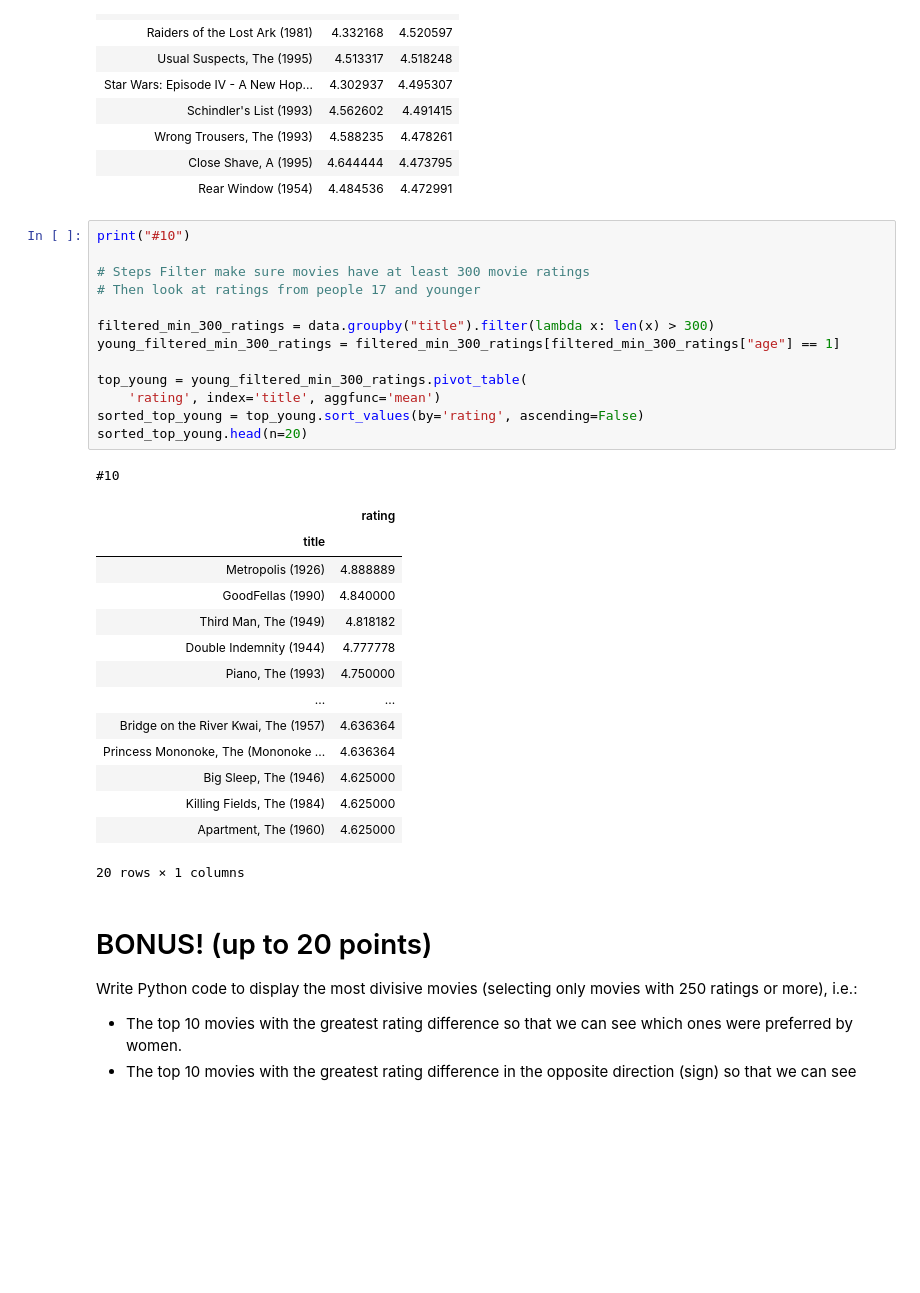
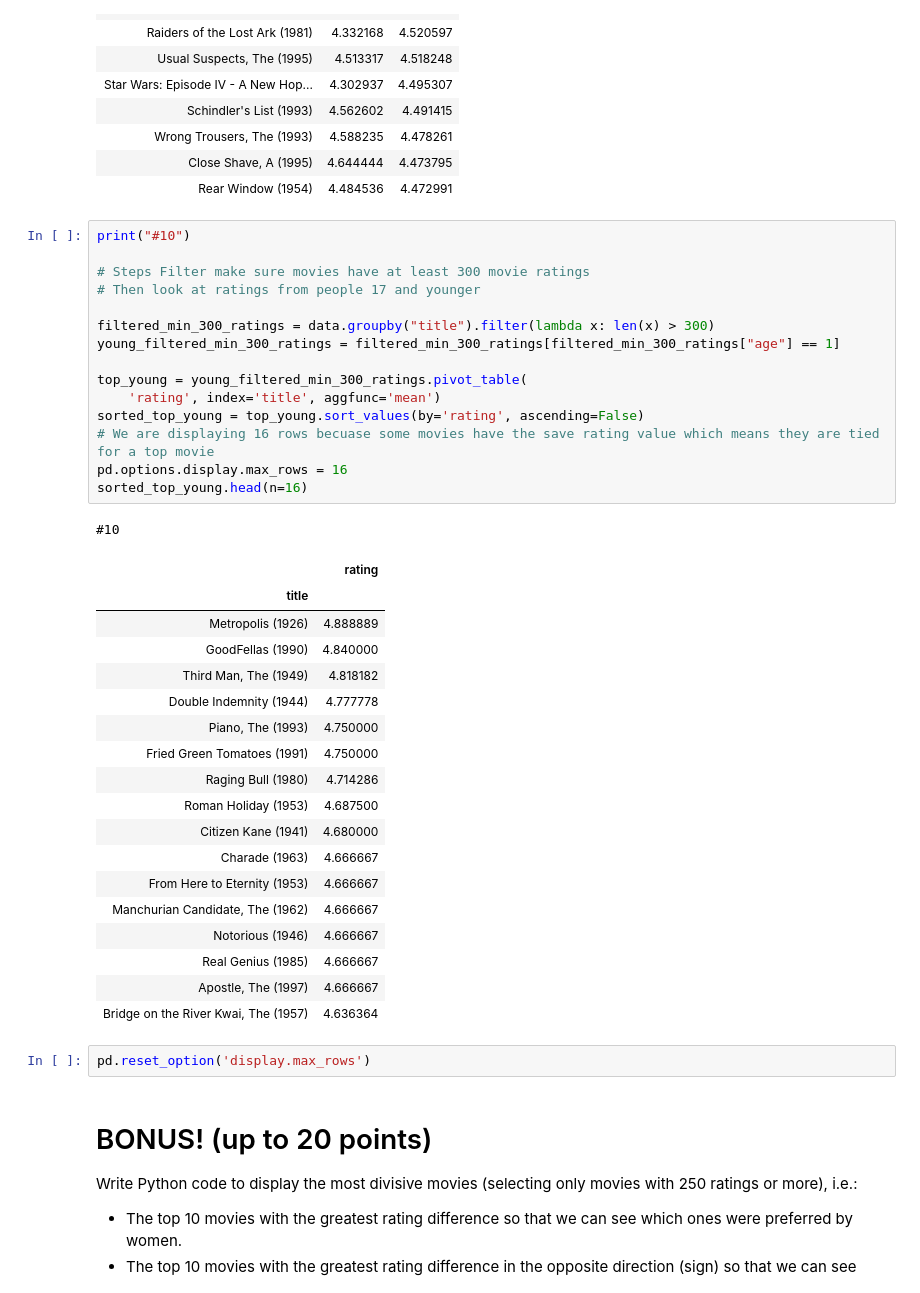
Before and after one commit to AdamCorbinFAUPhD/CAP5768-Intro-to-Data-Science, a Jupyter notebook: assignment_2/CAP5768_Assignment2_Corbin_Adam.ipynb, the cells around one changed output. Drawn from its saved outputs; the diff is of its cells as text; blank space fills up the shorter version.

```diff
--- a/assignment_2/CAP5768_Assignment2_Corbin_Adam.ipynb
+++ b/assignment_2/CAP5768_Assignment2_Corbin_Adam.ipynb
@@ -303,32 +299,40 @@ top_male_ratings[:10]
 # %%
 print("#10")
 
 # Steps Filter make sure movies have at least 300 movie ratings
 # Then look at ratings from people 17 and younger
 
 filtered_min_300_ratings = data.groupby("title").filter(lambda x: len(x) > 300)
 young_filtered_min_300_ratings = filtered_min_300_ratings[filtered_min_300_ratings["age"] == 1]
 
 top_young = young_filtered_min_300_ratings.pivot_table(
     'rating', index='title', aggfunc='mean')
 sorted_top_young = top_young.sort_values(by='rating', ascending=False)
-sorted_top_young.head(n=20)
+# We are displaying 16 rows becuase some movies have the save rating value which means they are tied for a top movie
+pd.options.display.max_rows = 16
+sorted_top_young.head(n=16)
 # %% [output]
 #10
 |  | rating |
 | title |  |
 | Metropolis (1926) | 4.888889 |
 | GoodFellas (1990) | 4.840000 |
 | Third Man, The (1949) | 4.818182 |
 | Double Indemnity (1944) | 4.777778 |
 | Piano, The (1993) | 4.750000 |
-| ... | ... |
+| Fried Green Tomatoes (1991) | 4.750000 |
+| Raging Bull (1980) | 4.714286 |
+| Roman Holiday (1953) | 4.687500 |
+| Citizen Kane (1941) | 4.680000 |
+| Charade (1963) | 4.666667 |
+| From Here to Eternity (1953) | 4.666667 |
+| Manchurian Candidate, The (1962) | 4.666667 |
+| Notorious (1946) | 4.666667 |
+| Real Genius (1985) | 4.666667 |
+| Apostle, The (1997) | 4.666667 |
 | Bridge on the River Kwai, The (1957) | 4.636364 |
-| Princess Mononoke, The (Mononoke ... | 4.636364 |
-| Big Sleep, The (1946) | 4.625000 |
-| Killing Fields, The (1984) | 4.625000 |
-| Apartment, The (1960) | 4.625000 |
-20 rows × 1 columns
+# %%
+pd.reset_option('display.max_rows')
 # %% [markdown]
 # BONUS! (up to 20 points)
 
```
Also changed, not shown: parts of 5 cells of this notebook, 1 other file.
